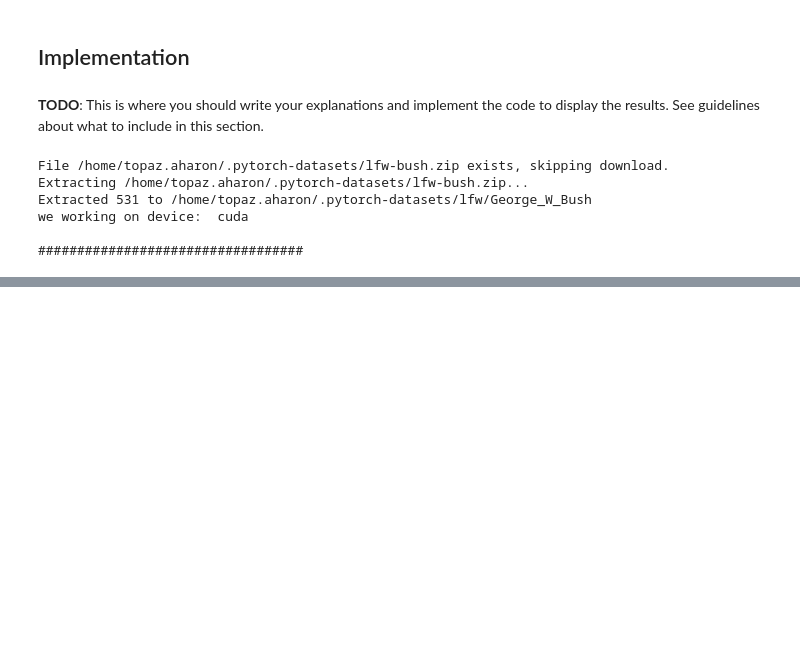
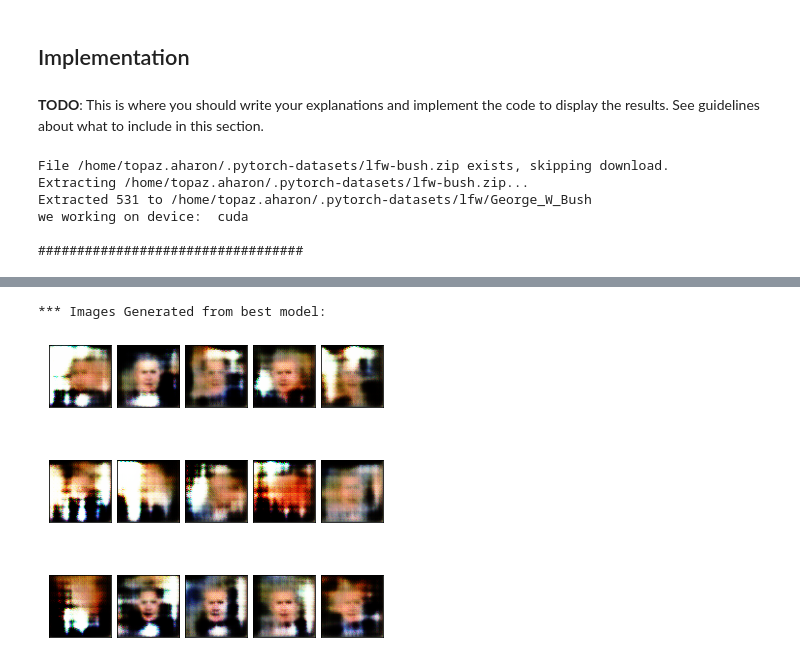
Before and after one commit to RoiAz/DL, a Jupyter notebook: hw4/Part3_MiniProject.ipynb, the cells around one changed output, grey strips where cells are left out. Saved outputs shown, nothing was run; the diff lists cells and outputs as text; code cells hidden in the pictures; blank space fills up the shorter version.

```diff
--- a/hw4/Part3_MiniProject.ipynb
+++ b/hw4/Part3_MiniProject.ipynb
@@ -220,3 +281,14 @@ w_gen = train_gan_model(device, ds_gwb, w_gan,'w_gan',w_gan_hyperparams())
+# %%
+# Plot images from best or last model
+checkpoint_file = 'checkpoints/w_gan'
+if os.path.isfile(f'{checkpoint_file}.pt'):
+    gen = torch.load(f'{checkpoint_file}.pt', map_location=device)
+print('*** Images Generated from best model:')
+samples = gen.sample(n=15, with_grad=False).cpu()
+fig, _ = plot.tensors_as_images(samples, nrows=3, figsize=(6,6))
+# %% [output]
+*** Images Generated from best model:
+[figure, added]
 # %%
 import project.spectral_norm_wass_gan as sn_w_gan
 sn_plus_w_gen = train_gan_model(device, ds_gwb, sn_w_gan,'sn_w_gan',w_gan_hyperparams())
```
Also changed, not shown: parts of 7 cells of this notebook, 2 other files.
